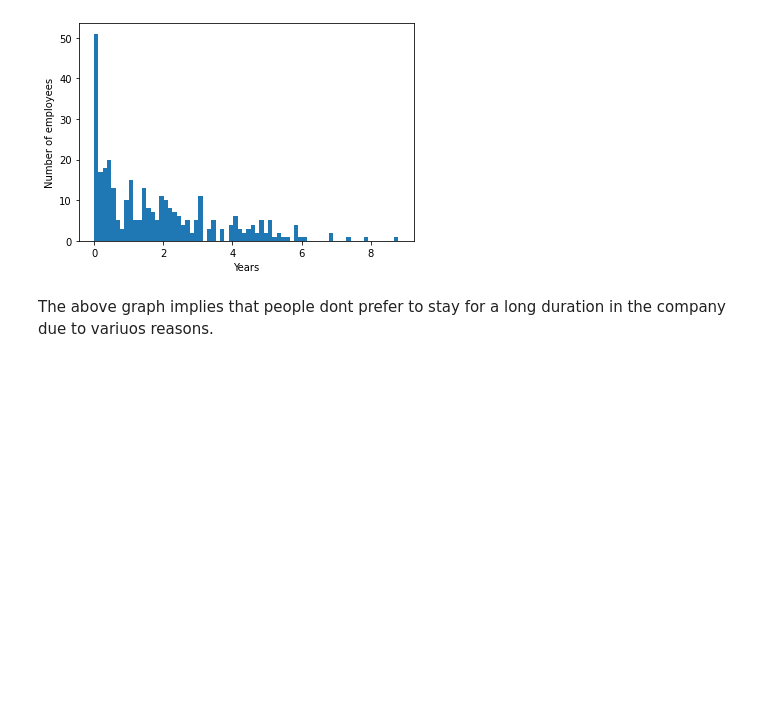
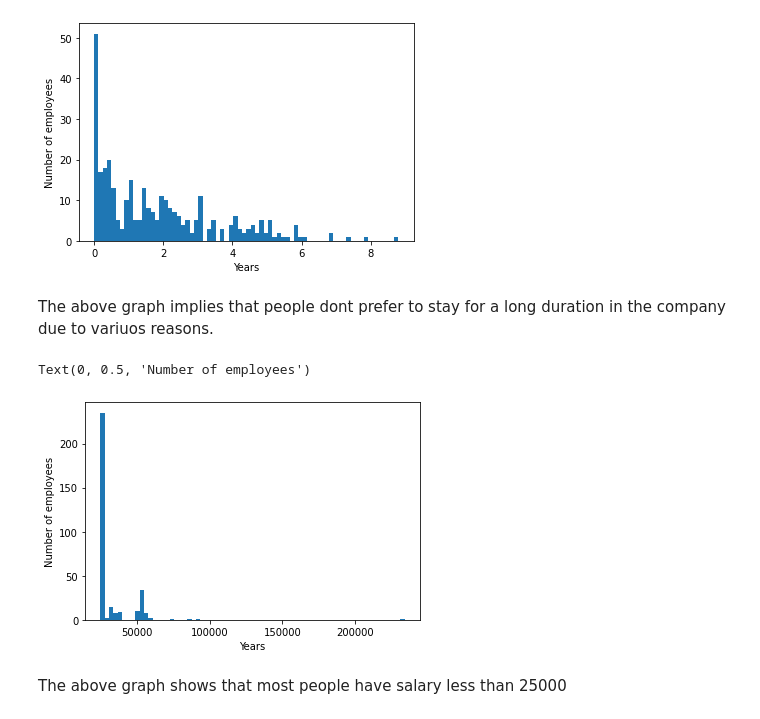
Before and after one commit to RA1809/DC_Task2, a Jupyter notebook: DC_Task2_Part2.ipynb, the cells around one changed output. Saved outputs shown, nothing was run; the diff lists cells and outputs as text; code cells hidden in the pictures; blank space fills up the shorter version.

```diff
--- a/DC_Task2_Part2.ipynb
+++ b/DC_Task2_Part2.ipynb
@@ -153,3 +153,12 @@ Text(0, 0.5, 'Number of employees')
 [figure]
 # %% [markdown]
 The above graph implies that people dont prefer to stay for a long duration in the company due to variuos reasons.
+# %%
+plt.hist(df['Monthly Income'], 70)
+plt.xlabel('Years')
+plt.ylabel('Number of employees')
+# %% [output]
+Text(0, 0.5, 'Number of employees')
+[figure, added]
+# %% [markdown]
+The above graph shows that most people have salary less than 25000
```
